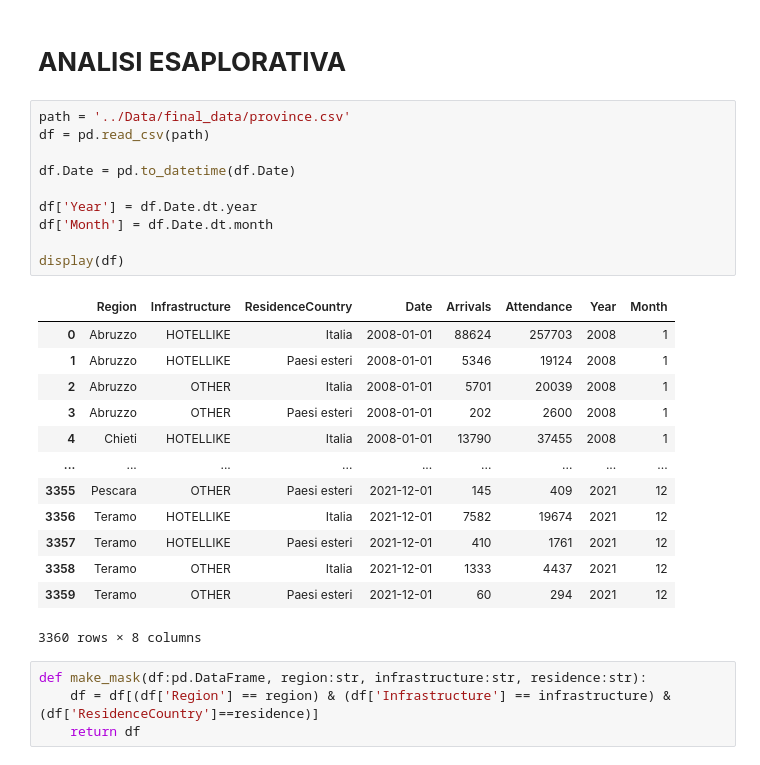
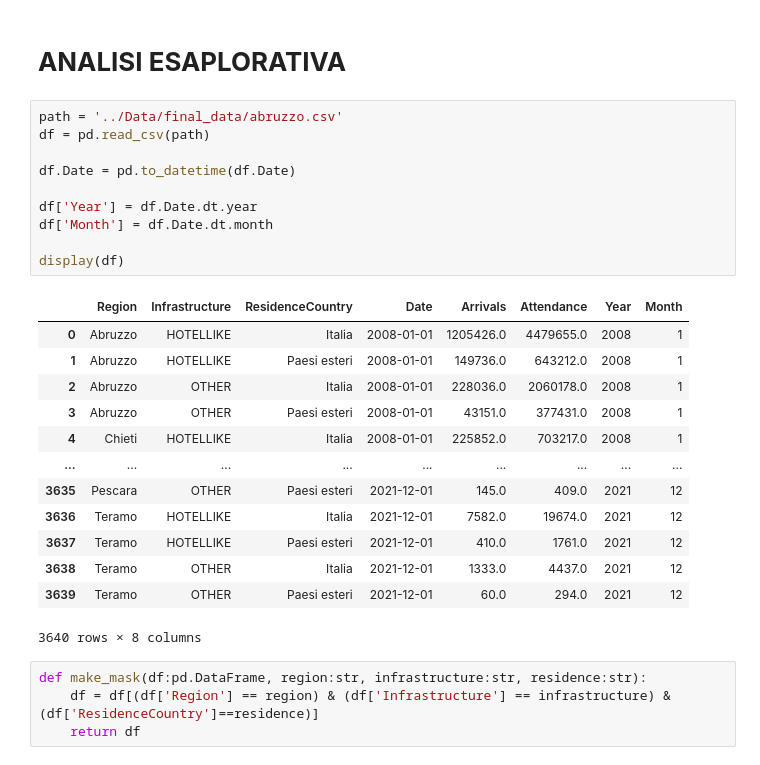
Before and after one commit to FedericoFornone/Laboratorio_Integrato, a Jupyter notebook: data_analysis/eda_province.ipynb, the cells around one changed output. Saved outputs shown, nothing was run; the diff lists cells and outputs as text.

```diff
--- a/data_analysis/eda_province.ipynb
+++ b/data_analysis/eda_province.ipynb
@@ -8,29 +8,29 @@ import seaborn as sns
 # %% [markdown]
 # **ANALISI ESAPLORATIVA**
 # %%
-path = '../Data/final_data/province.csv'
+path = '../Data/final_data/abruzzo.csv'
 df = pd.read_csv(path)
 
 df.Date = pd.to_datetime(df.Date)
 
 df['Year'] = df.Date.dt.year
 df['Month'] = df.Date.dt.month
 
 display(df)
 # %% [output]
 |  | Region | Infrastructure | ResidenceCountry | Date | Arrivals | Attendance | Year | Month |
-| 0 | Abruzzo | HOTELLIKE | Italia | 2008-01-01 | 88624 | 257703 | 2008 | 1 |
-| 1 | Abruzzo | HOTELLIKE | Paesi esteri | 2008-01-01 | 5346 | 19124 | 2008 | 1 |
-| 2 | Abruzzo | OTHER | Italia | 2008-01-01 | 5701 | 20039 | 2008 | 1 |
-| 3 | Abruzzo | OTHER | Paesi esteri | 2008-01-01 | 202 | 2600 | 2008 | 1 |
-| 4 | Chieti | HOTELLIKE | Italia | 2008-01-01 | 13790 | 37455 | 2008 | 1 |
+| 0 | Abruzzo | HOTELLIKE | Italia | 2008-01-01 | 1205426.0 | 4479655.0 | 2008 | 1 |
+| 1 | Abruzzo | HOTELLIKE | Paesi esteri | 2008-01-01 | 149736.0 | 643212.0 | 2008 | 1 |
+| 2 | Abruzzo | OTHER | Italia | 2008-01-01 | 228036.0 | 2060178.0 | 2008 | 1 |
+| 3 | Abruzzo | OTHER | Paesi esteri | 2008-01-01 | 43151.0 | 377431.0 | 2008 | 1 |
+| 4 | Chieti | HOTELLIKE | Italia | 2008-01-01 | 225852.0 | 703217.0 | 2008 | 1 |
 | ... | ... | ... | ... | ... | ... | ... | ... | ... |
-| 3355 | Pescara | OTHER | Paesi esteri | 2021-12-01 | 145 | 409 | 2021 | 12 |
-| 3356 | Teramo | HOTELLIKE | Italia | 2021-12-01 | 7582 | 19674 | 2021 | 12 |
-| 3357 | Teramo | HOTELLIKE | Paesi esteri | 2021-12-01 | 410 | 1761 | 2021 | 12 |
-| 3358 | Teramo | OTHER | Italia | 2021-12-01 | 1333 | 4437 | 2021 | 12 |
-| 3359 | Teramo | OTHER | Paesi esteri | 2021-12-01 | 60 | 294 | 2021 | 12 |
+| 3635 | Pescara | OTHER | Paesi esteri | 2021-12-01 | 145.0 | 409.0 | 2021 | 12 |
+| 3636 | Teramo | HOTELLIKE | Italia | 2021-12-01 | 7582.0 | 19674.0 | 2021 | 12 |
+| 3637 | Teramo | HOTELLIKE | Paesi esteri | 2021-12-01 | 410.0 | 1761.0 | 2021 | 12 |
+| 3638 | Teramo | OTHER | Italia | 2021-12-01 | 1333.0 | 4437.0 | 2021 | 12 |
+| 3639 | Teramo | OTHER | Paesi esteri | 2021-12-01 | 60.0 | 294.0 | 2021 | 12 |
-3360 rows × 8 columns
+3640 rows × 8 columns
 # %%
 def make_mask(df:pd.DataFrame, region:str, infrastructure:str, residence:str):
     df = df[(df['Region'] == region) & (df['Infrastructure'] == infrastructure) & (df['ResidenceCountry']==residence)]
```
Also changed, not shown: parts of 1 cell of this notebook, 5 other files.
